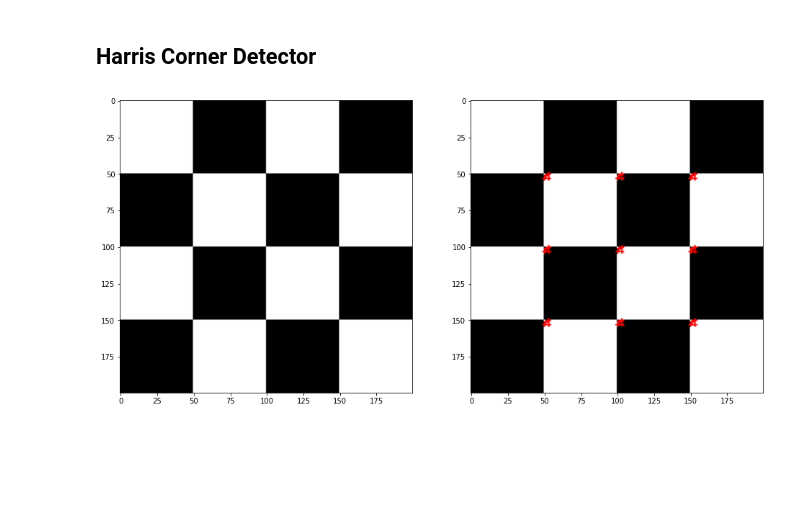
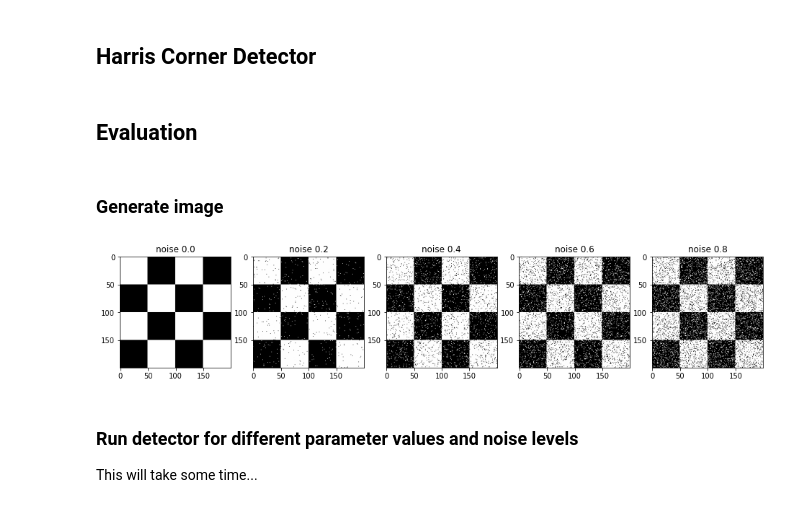
Before and after one commit to renato-lopes/CV-DCC, a Jupyter notebook: praticas/ep2/Harris.ipynb, the cells around one changed output. Drawn from its saved outputs; the diff is of its cells as text; code cells hidden in the pictures; blank space fills up the shorter version.

```diff
--- a/praticas/ep2/Harris.ipynb
+++ b/praticas/ep2/Harris.ipynb
@@ -9,3 +9,4 @@ import numpy as np
 
 %matplotlib inline
 import matplotlib.pyplot as plt
+plt.style.use('tableau-colorblind10')
@@ -84,22 +61,31 @@ def harris(img, threshold, window_size):
     # Remove corners whose neighbourhood overlap
     corners = nms(corners, window_size)
     return corners
-# %%
-corners = harris(img, 100, 3)
-# %%
-def draw_corners(img, corners):
-    img = img.copy()
-    for corner in corners:
-        cv2.circle(img, corner, 1, (0,0,255), -1)
-    return img
-
-img_drawn = draw_corners(cv2.cvtColor(img, cv2.COLOR_GRAY2BGR), corners)
-
-fig = plt.figure(figsize=(16, 32))
-fig.add_subplot(1, 2, 1)
-plt.imshow(cv2.cvtColor(img, cv2.COLOR_BGR2RGB))
-fig.add_subplot(1, 2, 2)
-plt.imshow(cv2.cvtColor(img_drawn, cv2.COLOR_BGR2RGB))
-plt.show()
-# %% [output]
-[figure, removed]
+# %% [markdown]
+## Evaluation
+# %%
+def generate_img():
+    img = np.zeros((200, 200, 1), np.uint8)
+    corners = [(49, 49), (49, 99), (49, 149), (99, 49), (99, 99), (99, 149), (149, 49), (149, 99), (149, 149)]
+    for i in range(4):
+        for j in range(i%2, 4, 2):
+            img[i*50:(i+1)*50, j*50:(j+1)*50] = [255]
+    cv2.imwrite('img.png', img)
+    return img, corners
+
+def add_gaussian_noise(img, noise_level):
+    row,col,ch= img.shape
+    mean = 0
+    sigma = noise_level**0.5
+    gauss = np.random.normal(mean,sigma,(row,col,ch))
+    gauss = gauss.reshape(row,col,ch)
+    noisy = img + gauss
+    return noisy.astype(np.uint8)
+#     noise = cv2.randn(img.copy(), (0), (255*noise_level))
+#     return cv2.add(img, noise)
+
+def draw_corners(img, corners):
+    img = img.copy()
+    for corner in corners:
+        cv2.circle(img, corner, 2, (0,0,255), -1)
+    return img
@@ -105,0 +116,21 @@ plt.show()
+# %% [markdown]
+### Generate image
+# %%
+img, corners_gt = generate_img()
+img_drawn_gt = draw_corners(cv2.cvtColor(img, cv2.COLOR_GRAY2BGR), corners_gt)
+
+i = 1
+fig = plt.figure(figsize=(16, 8))
+for n in [0.0, 0.2, 0.4, 0.6, 0.8]:
+    fig.add_subplot(1, 5, i)
+    plt.title(f"noise {n}")
+    img_noisy = add_gaussian_noise(img, n)
+    plt.imshow(cv2.cvtColor(img_noisy, cv2.COLOR_GRAY2BGR))
+    i += 1
+plt.show()
+# %% [output]
+[figure, added]
+# %% [markdown]
+### Run detector for different parameter values and noise levels
+
+This will take some time...
```
Also changed, not shown: parts of 9 cells of this notebook.
